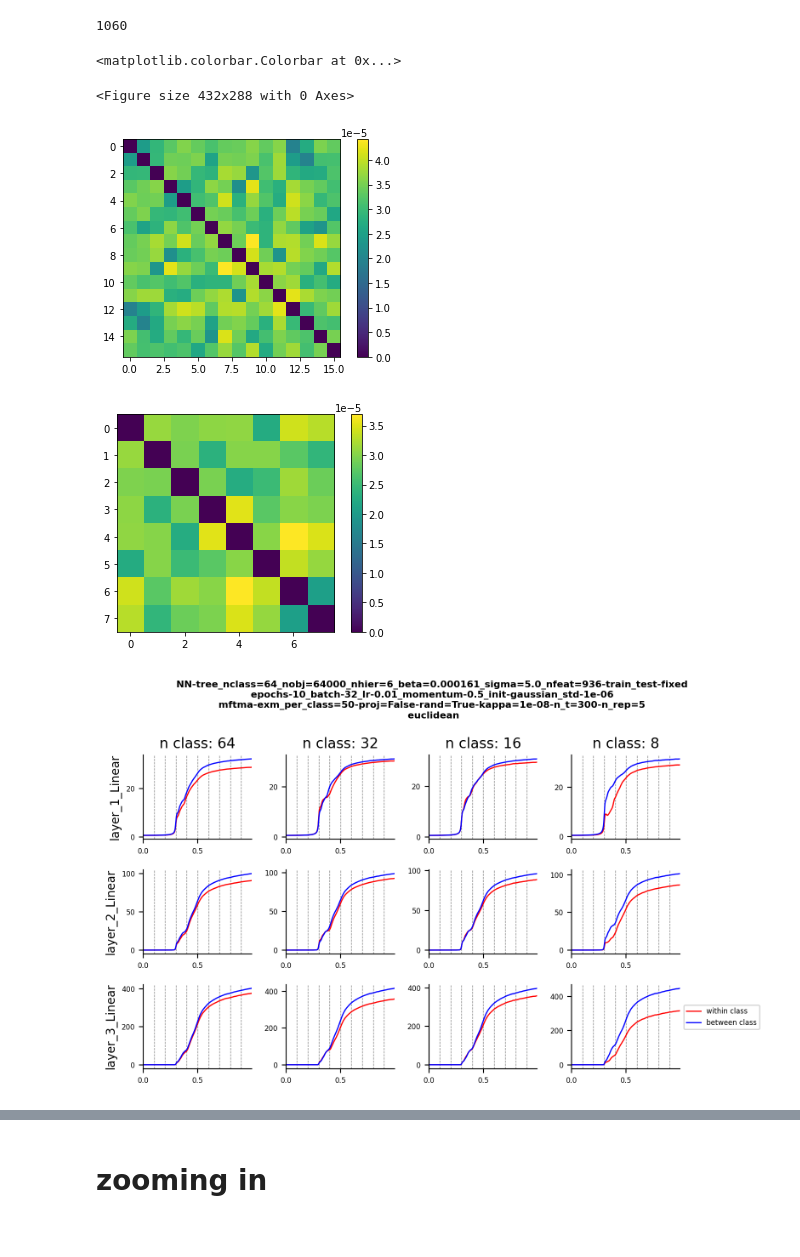
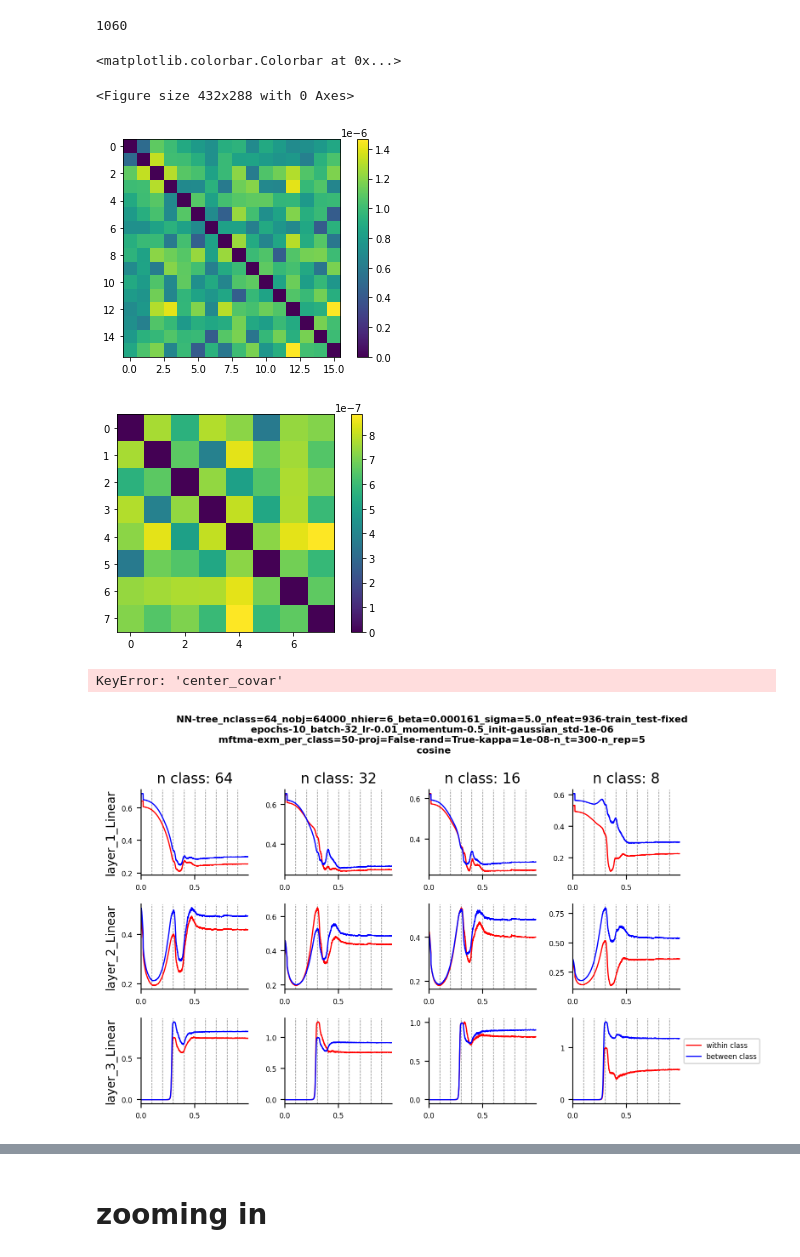
Before and after one commit to eghbalhosseini/neural_manifolds, a Jupyter notebook: inspect_center_covar.ipynb, the cells around one changed output, grey strips where cells are left out. Drawn from its saved outputs; the diff is of its cells as text; code cells hidden in the pictures.

```diff
--- a/inspect_center_covar.ipynb
+++ b/inspect_center_covar.ipynb
@@ -217,25 +222,25 @@ len(covar_res[layer])
 1060
 # %%
 from matplotlib import animation
-k=
+k=1
 layer='layer_3_Linear'
 plt.figure()
 #image = plt.imshow(np.asarray(covar_res[layer][k]['center_covar'][0]['center_cov']).squeeze())
 #plt.colorbar()
 #plt.figure()
 #image = plt.imshow(np.asarray(covar_res[layer][k]['center_covar'][1]['center_cov']).squeeze())
 #plt.colorbar()
 plt.figure()
 image = plt.imshow(np.asarray(covar_res[layer][k]['center_covar'][2]['center_cov']).squeeze())
 plt.colorbar()
 plt.figure()
 image = plt.imshow(np.asarray(covar_res[layer][k]['center_covar'][3]['center_cov']).squeeze())
 plt.colorbar()
 # %% [output]
 <matplotlib.colorbar.Colorbar at 0x...>
 <Figure size 432x288 with 0 Axes>
-[figure, old version]
+[figure, new version]
-[figure, old version]
+[figure, new version]
 # %%
 layer='layer_1_Linear'
 hier_within_between=[]
@@ -248,13 +253,17 @@ for k_idx,_ in enumerate(hier_within_class):
         withins.append(np.mean(within))
         betweens.append(np.mean(between))
     hier_within_between.append(np.stack([withins,betweens]))
+# %%
+covar_res['center_covar']
+# %% [output]
+KeyError: 'center_covar'
 # %%
 
 num_colors=accuracies.shape[1]+1
 h0=cm.get_cmap('viridis_r',num_colors)
 line_cols=np.flipud(h0(np.arange(num_colors)/num_colors))
 
-
+av_window=1
 
 fig, axes = plt.subplots(3, 4, figsize=(8, 5),dpi=200,frameon=False)
 
@@ -454,4 +463,4 @@ plt.suptitle(f" {model_identifier} \n {train_identifier} \n {analyze_identifier}
 
 plt.tight_layout()
 # %% [output]
-[figure, old version]
+[figure, new version]
```
Also changed, not shown: parts of 7 cells of this notebook, 4 other files.
